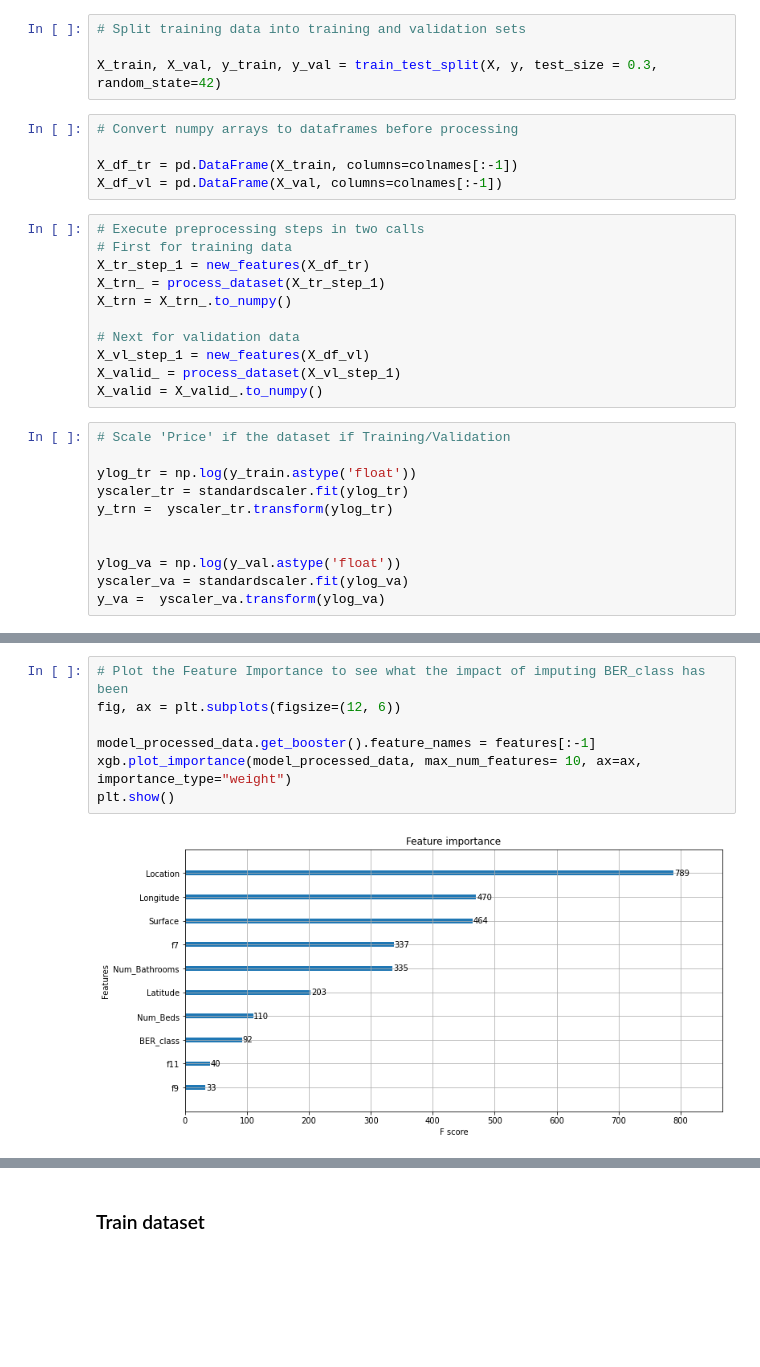
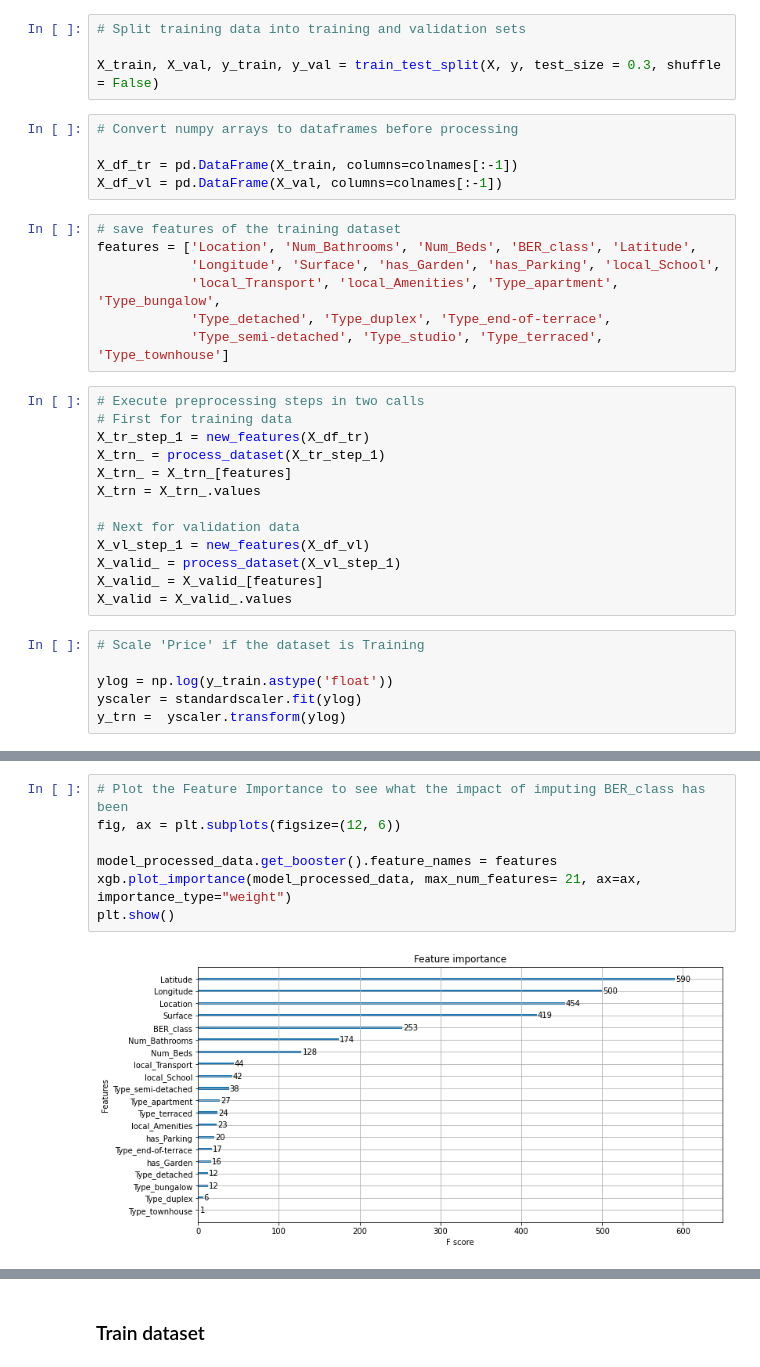
Before and after one commit to rb2022/ET5003_SEM1_2021-2, a Jupyter notebook: ET5003_Kaggle_RobertBarrett_20157347.ipynb, the cells around one changed output, grey strips where cells are left out. Saved outputs shown, nothing was run; the diff lists cells and outputs as text; blank space fills up the shorter version.

```diff
--- a/ET5003_Kaggle_RobertBarrett_20157347.ipynb
+++ b/ET5003_Kaggle_RobertBarrett_20157347.ipynb
@@ -1149,31 +1154,35 @@ y = df_tr.iloc[:,-1].values.reshape(-1,1)
 # %%
 # Split training data into training and validation sets
 
-X_train, X_val, y_train, y_val = train_test_split(X, y, test_size = 0.3, random_state=42)
+X_train, X_val, y_train, y_val = train_test_split(X, y, test_size = 0.3, shuffle = False)
 # %%
 # Convert numpy arrays to dataframes before processing
 
 X_df_tr = pd.DataFrame(X_train, columns=colnames[:-1])
 X_df_vl = pd.DataFrame(X_val, columns=colnames[:-1])
+# %%
+# save features of the training dataset
+features = ['Location', 'Num_Bathrooms', 'Num_Beds', 'BER_class', 'Latitude',
+            'Longitude', 'Surface', 'has_Garden', 'has_Parking', 'local_School',
+            'local_Transport', 'local_Amenities', 'Type_apartment', 'Type_bungalow',
+            'Type_detached', 'Type_duplex', 'Type_end-of-terrace',
+            'Type_semi-detached', 'Type_studio', 'Type_terraced', 'Type_townhouse']
 # %%
 # Execute preprocessing steps in two calls
 # First for training data
 X_tr_step_1 = new_features(X_df_tr)
 X_trn_ = process_dataset(X_tr_step_1)
-X_trn = X_trn_.to_numpy()
+X_trn_ = X_trn_[features]
+X_trn = X_trn_.values
 
 # Next for validation data
 X_vl_step_1 = new_features(X_df_vl)
 X_valid_ = process_dataset(X_vl_step_1)
-X_valid = X_valid_.to_numpy()
+X_valid_ = X_valid_[features]
+X_valid = X_valid_.values
 # %%
-# Scale 'Price' if the dataset if Training/Validation
+# Scale 'Price' if the dataset is Training
 
-ylog_tr = np.log(y_train.astype('float'))
-yscaler_tr = standardscaler.fit(ylog_tr)
-y_trn =  yscaler_tr.transform(ylog_tr)
-
-
-ylog_va = np.log(y_val.astype('float'))
-yscaler_va = standardscaler.fit(ylog_va)
-y_va =  yscaler_va.transform(ylog_va)
+ylog = np.log(y_train.astype('float'))
+yscaler = standardscaler.fit(ylog)
+y_trn =  yscaler.transform(ylog)
@@ -1200,11 +1219,11 @@ X_valid_.head(2)
 # %%
 # Plot the Feature Importance to see what the impact of imputing BER_class has been
 fig, ax = plt.subplots(figsize=(12, 6))
 
-model_processed_data.get_booster().feature_names = features[:-1]
-xgb.plot_importance(model_processed_data, max_num_features= 10, ax=ax, importance_type="weight")
+model_processed_data.get_booster().feature_names = features
+xgb.plot_importance(model_processed_data, max_num_features= 21, ax=ax, importance_type="weight")
 plt.show()
 # %% [output]
-[figure, old version]
+[figure, new version]
 # %% [markdown]
 ### **Analysis of new feature importance metrics**
```
Also changed, not shown: parts of 121 cells of this notebook.
